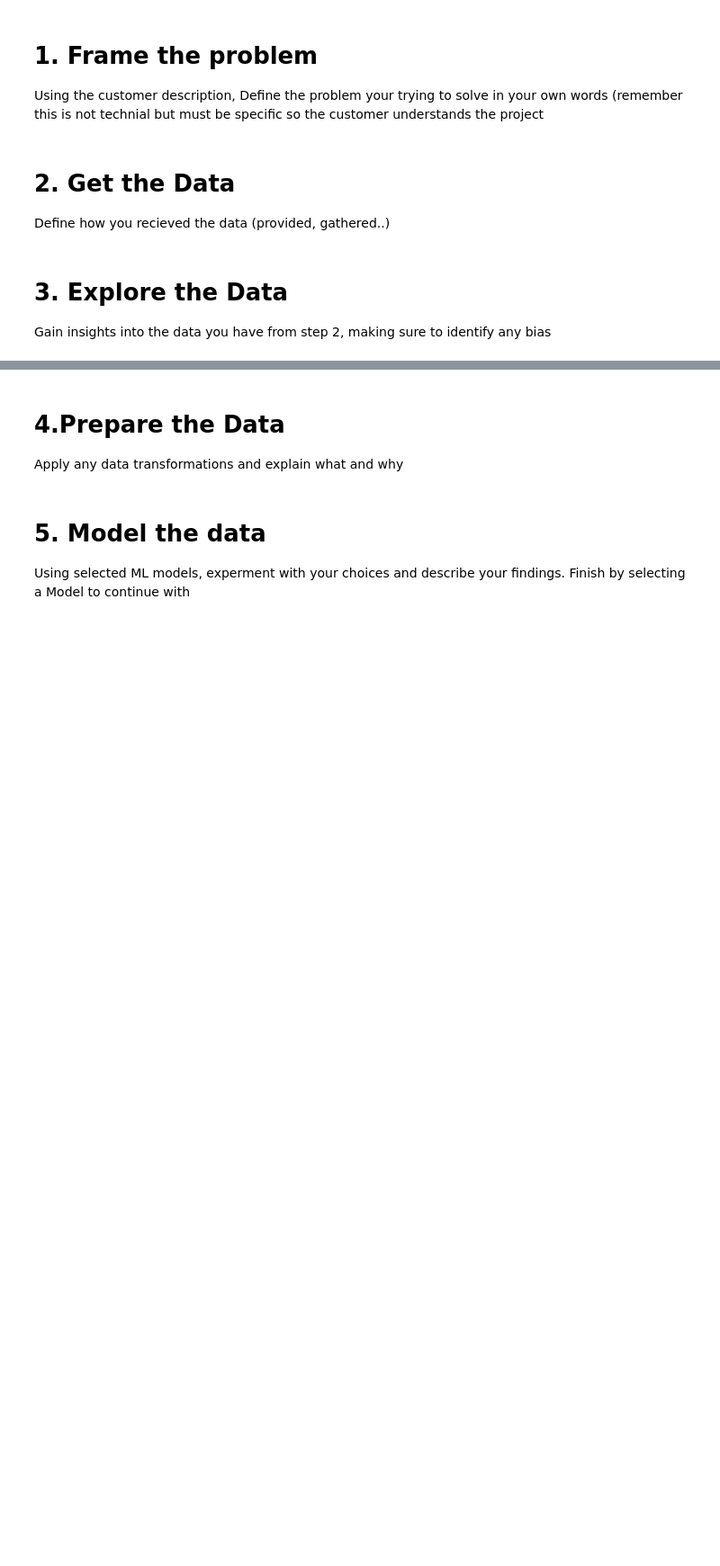
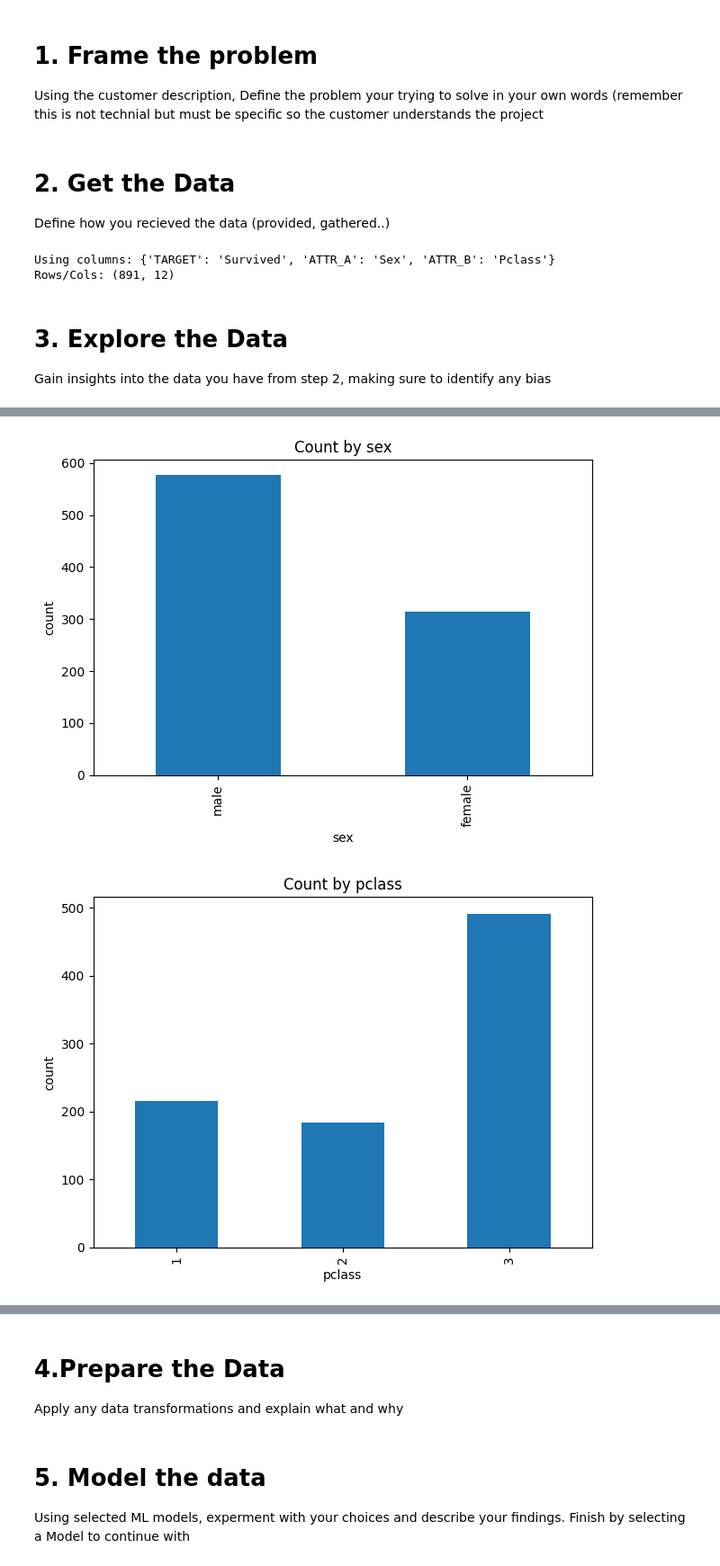
Before and after one commit to Andrey199123/Machine-Learning, a Jupyter notebook: Project_1/Project_1.ipynb, the cells around one changed output, grey strips where cells are left out. Shown: that part at 90% size. Saved outputs shown, nothing was run; the diff lists cells and outputs as text; code cells hidden in the pictures; blank space fills up the shorter version.

Commit message:
Add EDA graphs, sex/pclass single-feature models, and launch helpers

```diff
--- a/Project_1/Project_1.ipynb
+++ b/Project_1/Project_1.ipynb
@@ -21,6 +23,76 @@ Using the customer description, Define the problem your trying to solve in your
 # %% [markdown]
 # 2. Get the Data
 Define how you recieved the data (provided, gathered..)
+# %%
+from pathlib import Path
+import pandas as pd
+
+DATA_PATH = "data/titanic.csv"
+
+def resolve_col(df, name):
+    lower = {c.lower(): c for c in df.columns}
+    assert name.lower() in lower, f"Missing required column '{name}' in {list(df.columns)}"
+    return lower[name.lower()]
+
+df = pd.read_csv(DATA_PATH) if str(DATA_PATH).lower().endswith(".csv") else pd.read_parquet(DATA_PATH)
+df = df.drop_duplicates().reset_index(drop=True)
+
+TARGET  = resolve_col(df, "survived")
+ATTR_A  = resolve_col(df, "sex")
+ATTR_B  = resolve_col(df, "pclass")
+
+print("Using columns:", {"TARGET": TARGET, "ATTR_A": ATTR_A, "ATTR_B": ATTR_B})
+print("Rows/Cols:", df.shape)
+# %% [output]
+Using columns: {'TARGET': 'Survived', 'ATTR_A': 'Sex', 'ATTR_B': 'Pclass'}
+Rows/Cols: (891, 12)
 # %% [markdown]
 # 3. Explore the Data
 Gain insights into the data you have from step 2, making sure to identify any bias
+# %%
+print(df[[ATTR_A, ATTR_B, TARGET]].describe(include="all").T)
+print("Missing rates:\n", df[[ATTR_A, ATTR_B, TARGET]].isna().mean())
+
+print("sex unique:", df[ATTR_A].dropna().unique()[:10])
+print("pclass unique:", df[ATTR_B].dropna().unique()[:10])
+print("survived value counts:\n", df[TARGET].value_counts(dropna=False))
+
+print("sex counts:\n", df[ATTR_A].value_counts(dropna=False))
+print("pclass counts:\n", df[ATTR_B].value_counts(dropna=False))
+
+import matplotlib.pyplot as plt
+import numpy as np
+import pandas as pd
+
+df[ATTR_A].value_counts(dropna=False).plot(kind="bar")
+plt.title("Count by sex")
+plt.xlabel("sex"); plt.ylabel("count"); plt.tight_layout(); plt.show()
+
+df[ATTR_B].value_counts(dropna=False).sort_index().plot(kind="bar")
+plt.title("Count by pclass")
+plt.xlabel("pclass"); plt.ylabel("count"); plt.tight_layout(); plt.show()
+
+surv_by_sex = df.groupby(ATTR_A)[TARGET].mean().sort_values(ascending=False)
+surv_by_sex.plot(kind="bar")
+plt.title("Survival rate by sex")
+plt.xlabel("sex"); plt.ylabel("survival rate"); plt.tight_layout(); plt.show()
+
+surv_by_pclass = df.groupby(ATTR_B)[TARGET].mean().sort_values()
+surv_by_pclass.plot(kind="bar")
+plt.title("Survival rate by pclass")
+plt.xlabel("pclass"); plt.ylabel("survival rate"); plt.tight_layout(); plt.show()
+
+stack_counts = df.groupby([ATTR_B, TARGET]).size().unstack(fill_value=0).sort_index()
+stack_counts.plot(kind="bar", stacked=True)
+plt.title("Survived vs Not by pclass (stacked counts)")
+plt.xlabel("pclass"); plt.ylabel("count"); plt.tight_layout(); plt.show()
+
+pivot_rate = df.pivot_table(index=ATTR_A, columns=ATTR_B, values=TARGET, aggfunc="mean")
+plt.imshow(pivot_rate.values, aspect="auto")
+plt.title("Survival rate by sex × pclass")
+plt.xlabel("pclass"); plt.ylabel("sex")
+plt.colorbar(label="survival rate")
+plt.xticks(ticks=np.arange(len(pivot_rate.columns)), labels=list(pivot_rate.columns))
+plt.yticks(ticks=np.arange(len(pivot_rate.index)), labels=list(pivot_rate.index))
+plt.tight_layout(); plt.show()
+# %% [output]
@@ -26,0 +116,2 @@ Gain insights into the data you have from step 2, making sure to identify any bi
+[figure, added]
+[figure, added]
```
Also changed, not shown: parts of 8 cells of this notebook, 6 other files.
